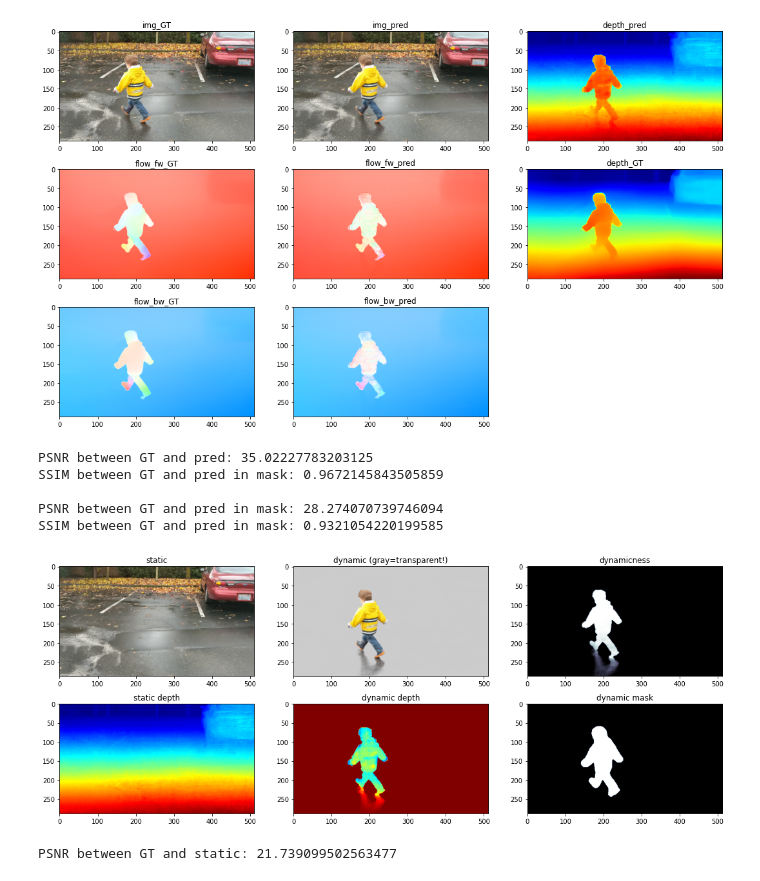
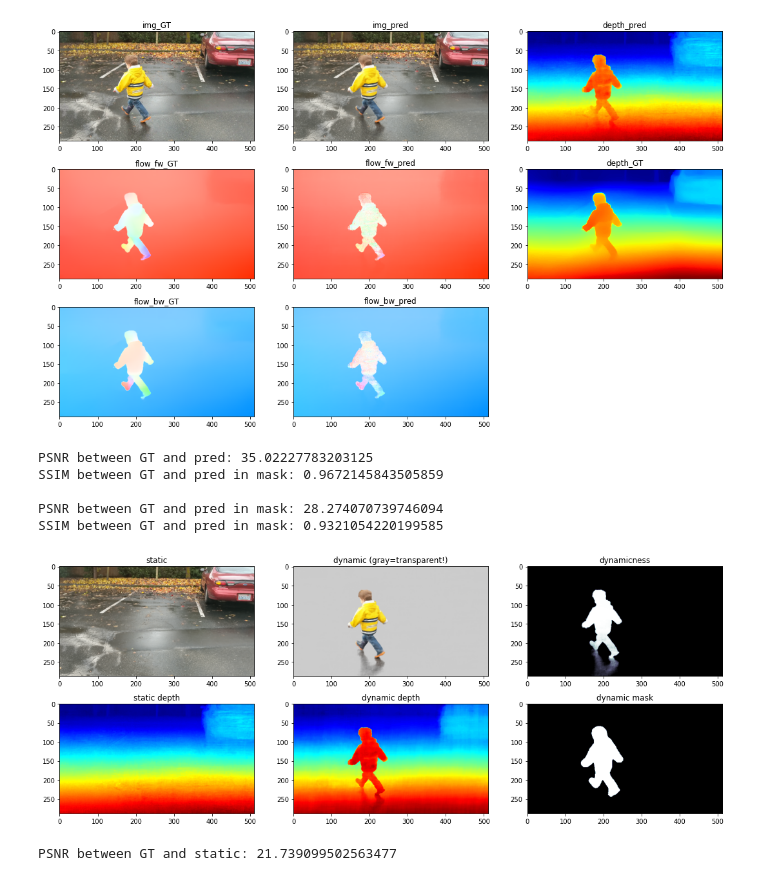
Before and after one commit to kwea123/nsff_pl, a Jupyter notebook: test.ipynb, the cells around one changed output. Saved outputs shown, nothing was run; the diff lists cells and outputs as text; code cells hidden in the pictures.

```diff
--- a/test.ipynb
+++ b/test.ipynb
@@ -187,36 +187,36 @@ if output_transient:
     img_pred_static = np.clip(results['_static_rgb_fine'].view(img_wh[1], img_wh[0], 3).cpu().numpy(), 0, 1)
     img_pred_transient = np.clip(results['transient_rgb_fine'].view(img_wh[1], img_wh[0], 3).cpu().numpy(), 0, 1)
     depth_pred_static = results['_static_depth_fine'].view(img_wh[1], img_wh[0]).cpu()
-    depth_pred_transient = results['transient_depth_fine'].view(img_wh[1], img_wh[0]).cpu()
+    depth_pred_transient = results['_transient_depth_fine'].view(img_wh[1], img_wh[0]).cpu()
     dynamicness = results['transient_alpha_fine'].view(img_wh[1], img_wh[0]).cpu()
     plt.subplots(figsize=(15, 6))
     plt.tight_layout()
     plt.subplot(231)
     plt.title('static')
     plt.imshow(img_pred_static)
     plt.subplot(232)
     plt.title('dynamic (gray=transparent!)')
     plt.imshow(img_pred_transient)
     plt.subplot(233)
     plt.title('dynamicness')
     plt.imshow(dynamicness, 'bone')
     plt.subplot(234)
     plt.title('static depth')
     plt.imshow(visualize_depth(depth_pred_static).permute(1,2,0))
     plt.subplot(235)
     plt.title('dynamic depth')
     plt.imshow(visualize_depth(depth_pred_transient).permute(1,2,0))
     plt.subplot(236)
     plt.title('dynamic mask')
     plt.imshow(mask==0, 'bone')
     plt.show()
     print('PSNR between GT and static:', metrics.psnr(img_gt, img_pred_static).item())
 # %% [output]
 [figure]
 PSNR between GT and pred: 35.02227783203125
 SSIM between GT and pred in mask: 0.9672145843505859
 
 PSNR between GT and pred in mask: 28.274070739746094
 SSIM between GT and pred in mask: 0.9321054220199585
-[figure, old version]
+[figure, new version]
 PSNR between GT and static: 21.739099502563477
```
Also changed, not shown: parts of 1 cell of this notebook, 4 other files.
